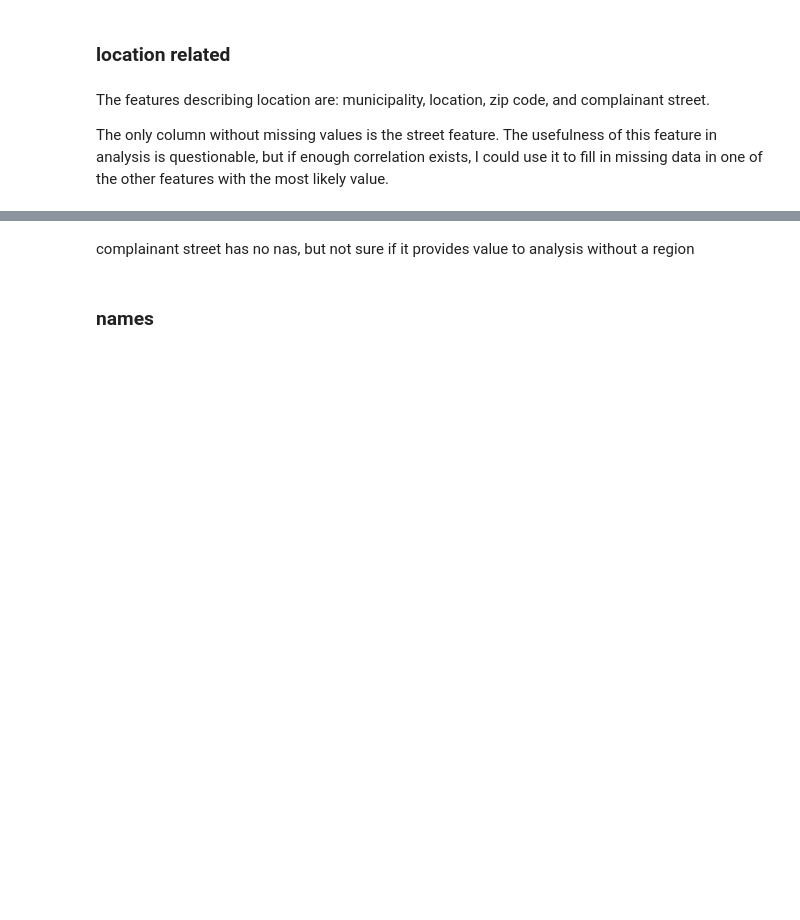
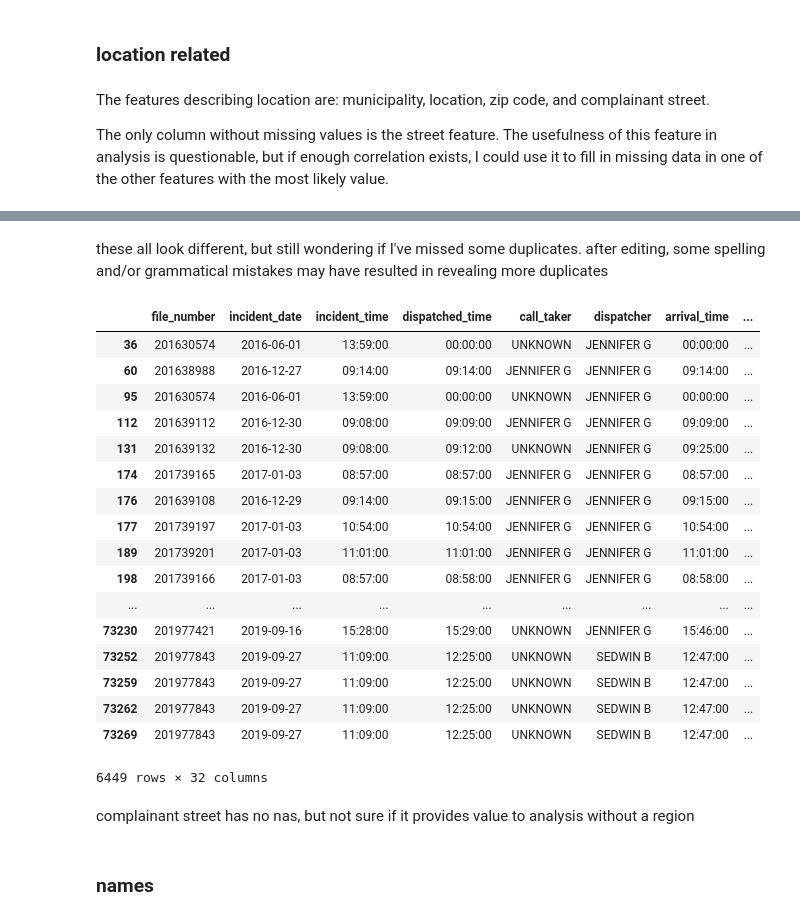
Before and after one commit to janellejolliff/ACRC-Classification, a Jupyter notebook: capstone.ipynb, the cells around one changed output, grey strips where cells are left out. Drawn from its saved outputs; the diff is of its cells as text; code cells hidden in the pictures; blank space fills up the shorter version.

```diff
--- a/capstone.ipynb
+++ b/capstone.ipynb
@@ -773,0 +1063,2 @@ len(df.complainant_street.unique())
+# %% [markdown]
+these all look different, but still wondering if I've missed some duplicates. after editing, some spelling and/or grammatical mistakes may have resulted in revealing more duplicates
@@ -773,0 +1069,21 @@ len(df.complainant_street.unique())
+# %%
+df[df.duplicated(['location', 'inc_dt', 'color', 'breed', 'species'], keep=False)]
+# %% [output]
+|  | file_number | incident_date | incident_time | dispatched_time | call_taker | dispatcher | arrival_time | ... |
+| 36 | 201630574 | 2016-06-01 | 13:59:00 | 00:00:00 | UNKNOWN | JENNIFER G | 00:00:00 | ... |
+| 60 | 201638988 | 2016-12-27 | 09:14:00 | 09:14:00 | JENNIFER G | JENNIFER G | 09:14:00 | ... |
+| 95 | 201630574 | 2016-06-01 | 13:59:00 | 00:00:00 | UNKNOWN | JENNIFER G | 00:00:00 | ... |
+| 112 | 201639112 | 2016-12-30 | 09:08:00 | 09:09:00 | JENNIFER G | JENNIFER G | 09:09:00 | ... |
+| 131 | 201639132 | 2016-12-30 | 09:08:00 | 09:12:00 | UNKNOWN | JENNIFER G | 09:25:00 | ... |
+| 174 | 201739165 | 2017-01-03 | 08:57:00 | 08:57:00 | JENNIFER G | JENNIFER G | 08:57:00 | ... |
+| 176 | 201639108 | 2016-12-29 | 09:14:00 | 09:15:00 | JENNIFER G | JENNIFER G | 09:15:00 | ... |
+| 177 | 201739197 | 2017-01-03 | 10:54:00 | 10:54:00 | JENNIFER G | JENNIFER G | 10:54:00 | ... |
+| 189 | 201739201 | 2017-01-03 | 11:01:00 | 11:01:00 | JENNIFER G | JENNIFER G | 11:01:00 | ... |
+| 198 | 201739166 | 2017-01-03 | 08:57:00 | 08:58:00 | JENNIFER G | JENNIFER G | 08:58:00 | ... |
+| ... | ... | ... | ... | ... | ... | ... | ... | ... |
+| 73230 | 201977421 | 2019-09-16 | 15:28:00 | 15:29:00 | UNKNOWN | JENNIFER G | 15:46:00 | ... |
+| 73252 | 201977843 | 2019-09-27 | 11:09:00 | 12:25:00 | UNKNOWN | SEDWIN B | 12:47:00 | ... |
+| 73259 | 201977843 | 2019-09-27 | 11:09:00 | 12:25:00 | UNKNOWN | SEDWIN B | 12:47:00 | ... |
+| 73262 | 201977843 | 2019-09-27 | 11:09:00 | 12:25:00 | UNKNOWN | SEDWIN B | 12:47:00 | ... |
+| 73269 | 201977843 | 2019-09-27 | 11:09:00 | 12:25:00 | UNKNOWN | SEDWIN B | 12:47:00 | ... |
+6449 rows × 32 columns
```
Also changed, not shown: parts of 113 cells of this notebook.
